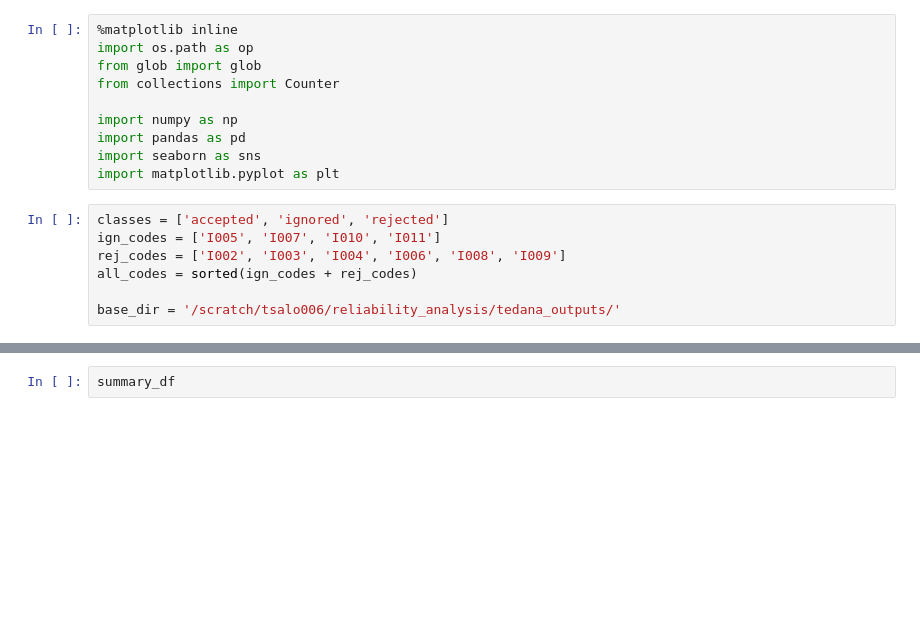
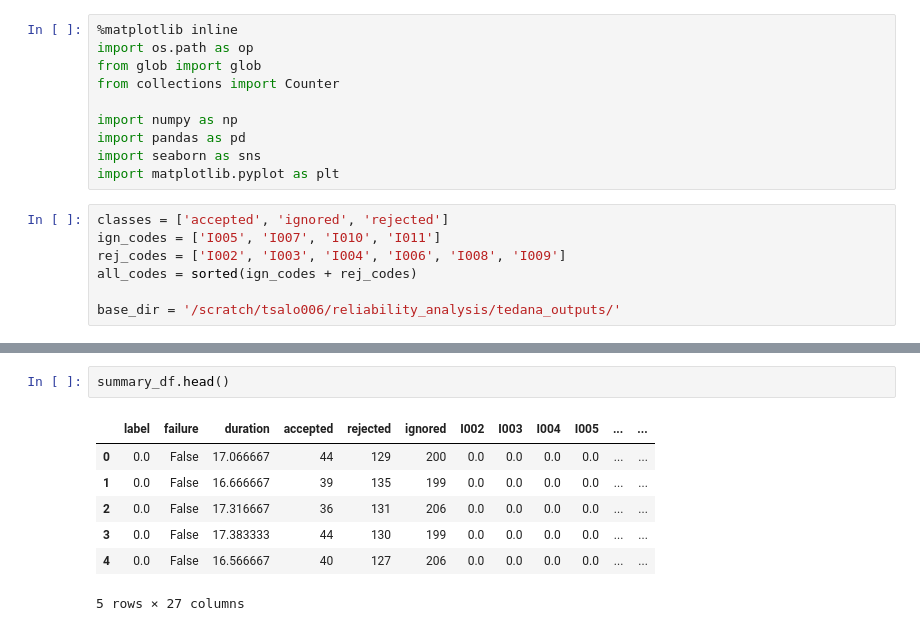
Before and after one commit to ME-ICA/tedana-comparison, a Jupyter notebook: code/demo_reliability_plots.ipynb, the cells around one changed output, grey strips where cells are left out. Drawn from its saved outputs; the diff is of its cells as text; blank space fills up the shorter version.

```diff
--- a/code/demo_reliability_plots.ipynb
+++ b/code/demo_reliability_plots.ipynb
@@ -57,5 +55,13 @@ IndexError: single positional indexer is out-of-bounds
 # %%
-summary_df
+summary_df.head()
+# %% [output]
+|  | label | failure | duration | accepted | rejected | ignored | I002 | I003 | I004 | I005 | ... | ... |
+| 0 | 0.0 | False | 17.066667 | 44 | 129 | 200 | 0.0 | 0.0 | 0.0 | 0.0 | ... | ... |
+| 1 | 0.0 | False | 16.666667 | 39 | 135 | 199 | 0.0 | 0.0 | 0.0 | 0.0 | ... | ... |
+| 2 | 0.0 | False | 17.316667 | 36 | 131 | 206 | 0.0 | 0.0 | 0.0 | 0.0 | ... | ... |
+| 3 | 0.0 | False | 17.383333 | 44 | 130 | 199 | 0.0 | 0.0 | 0.0 | 0.0 | ... | ... |
+| 4 | 0.0 | False | 16.566667 | 40 | 127 | 206 | 0.0 | 0.0 | 0.0 | 0.0 | ... | ... |
+5 rows × 27 columns
 # %%
 fig, ax = plt.subplots(figsize=(8, 10))
 sns.boxplot(x="failure", y="duration", data=summary_df,
```
Also changed, not shown: parts of 7 cells of this notebook, 2 other files.
